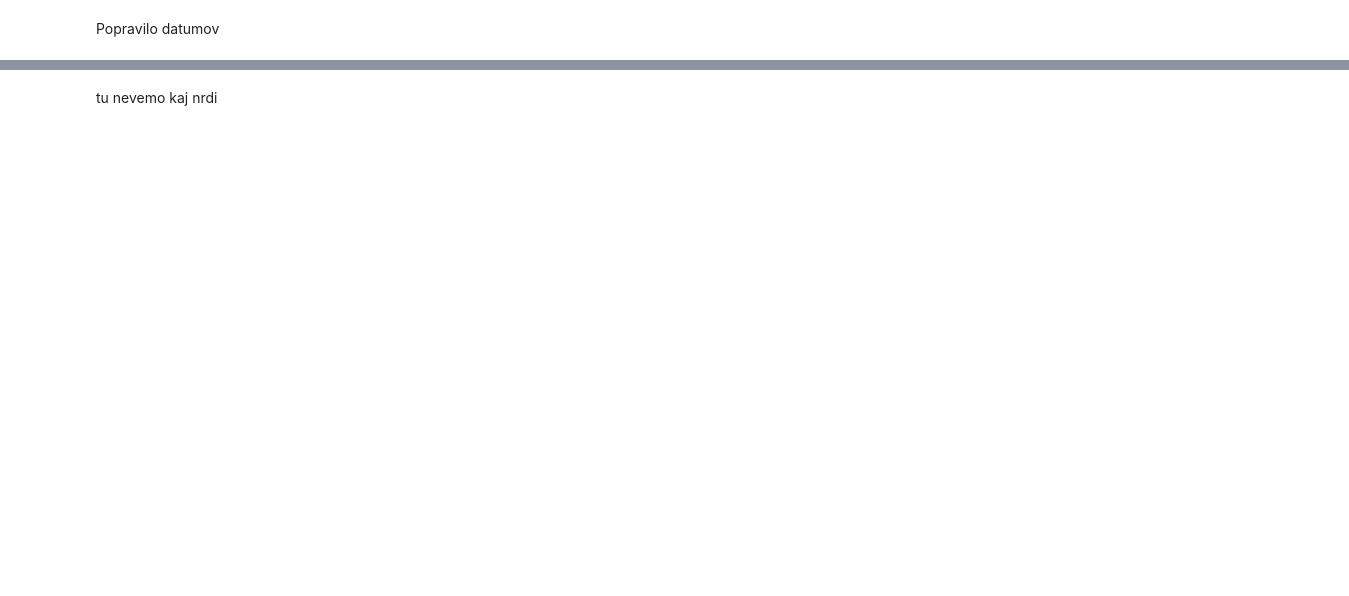
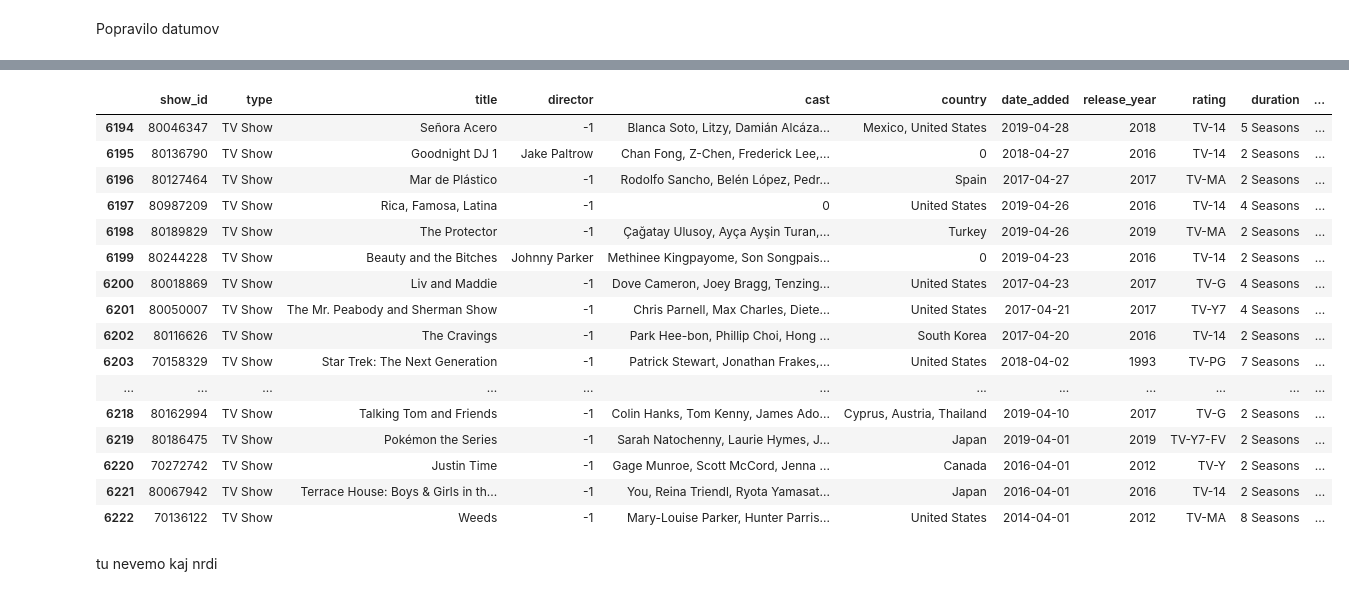
Before and after one commit to AshesOfPhoenix/PR19KKZDBMPBPGS, a Jupyter notebook: priprava_podatkov.ipynb, the cells around one changed output, grey strips where cells are left out. Cells and saved outputs as stored; diff of their text form; code cells hidden in the pictures; blank space fills up the shorter version.

Commit message:
Datetime fixed

```diff
--- a/priprava_podatkov.ipynb
+++ b/priprava_podatkov.ipynb
@@ -84,3 +87,7 @@ for idx, naslov in enumerate(netflix1["title"]):
                 print(data)
     if i%100 == 0:
         print(i)
+# %%
+netflix1 = pd.read_csv("Netflix_all.csv")
+#netflix1['date_added'].to_csv("D:\\OneDrive\\PhenixZeroPrime\FRI\\2. Letnik 2. Semester\\Podatkovno Rudarjenje\\PR_Projektna\\PR19KZMBG\\datumi.csv", index=False)
+netflix1 = netflix1[netflix1['date_added'] != '0']
@@ -90,15 +111,34 @@ Popravilo datumov
 dic = {'January':'1', 'February':'2', 'March':'3', 'April':'4', 'May':'5', 'June':'6', 'July':'7', 'August':'8', 'September':'9', 'October':'10', 'November':'11', 'December':'12', '':'0'}
 netflix1['month_added'] = 0
 netflix1['year_added'] = 0
+#September 9, 2019
 for index, row in netflix1.iterrows():
     if(row['date_added'] != "0"):
-        monthDay_year = row['date_added'].split(", ")
-        day_month = monthDay_year[0].split(" ")
-        if(len(day_month) > 2):
-            netflix1.loc[index, "date_added"] = "%s-%s-%s" % (day_month[2], dic[day_month[1]],                                  monthDay_year[1])
-            netflix1.loc[index, "month_added"]= dic[day_month[1]]
+        monthDay_year = row['date_added'].split(", ") #[September 9, 2019]
+        month_day = monthDay_year[0].split(" ") #[September, 9]
+
+        if(len(month_day) == 2): #Če je split enak: month_day == [September, 9]
+            netflix1.loc[index, "date_added"] = "%s/%s/%s" % (dic[month_day[0]], month_day[1], monthDay_year[1])
+
+            try:
+                netflix1.loc[index, 'date_added'] = pd.to_datetime(netflix1.loc[index, 'date_added'], format="%m/%d/%Y")
+            except (TypeError, ValueError) as e:
+                print(netflix1.loc[index, 'date_added'])
+
+            netflix1.loc[index, "month_added"]= dic[month_day[0]]
             netflix1.loc[index, "year_added"]= monthDay_year[1]
-        else:
-            netflix1.loc[index, "date_added"] = "%s-%s-%s" % (day_month[1], dic[day_month[0]],                                  monthDay_year[1])
-            netflix1.loc[index, "month_added"]= dic[day_month[0]]
+
+        elif(len(month_day) == 3): #Če je split napačen: month_day == ['', September, 9]
+            netflix1.loc[index, "date_added"] = "%s/%s/%s" % (dic[month_day[1]], month_day[2], monthDay_year[1])
+
+            try:
+                netflix1.loc[index, 'date_added'] = pd.to_datetime(netflix1.loc[index, 'date_added'], format="%m/%d/%Y")
+            except (TypeError, ValueError) as e:
+                print(netflix1.loc[index, 'date_added'])
+                print(month_day[1])
+
+            netflix1.loc[index, "month_added"]= month_day[1]
             netflix1.loc[index, "year_added"]= monthDay_year[1]
+# %%
+netflix1 = netflix1.astype({'year_added': 'int64'})
+netflix1['date_added']= pd.to_datetime(netflix1['date_added'])
@@ -105,3 +165,24 @@ for index, row in netflix1.iterrows():
+# %%
+
+netflix1.tail(29)
+# %% [output]
+|  | show_id | type | title | director | cast | country | date_added | release_year | rating | duration | ... |
+| 6194 | 80046347 | TV Show | Señora Acero | -1 | Blanca Soto, Litzy, Damián Alcáza... | Mexico, United States | 2019-04-28 | 2018 | TV-14 | 5 Seasons | ... |
+| 6195 | 80136790 | TV Show | Goodnight DJ 1 | Jake Paltrow | Chan Fong, Z-Chen, Frederick Lee,... | 0 | 2018-04-27 | 2016 | TV-14 | 2 Seasons | ... |
+| 6196 | 80127464 | TV Show | Mar de Plástico | -1 | Rodolfo Sancho, Belén López, Pedr... | Spain | 2017-04-27 | 2017 | TV-MA | 2 Seasons | ... |
+| 6197 | 80987209 | TV Show | Rica, Famosa, Latina | -1 | 0 | United States | 2019-04-26 | 2016 | TV-14 | 4 Seasons | ... |
+| 6198 | 80189829 | TV Show | The Protector | -1 | Çağatay Ulusoy, Ayça Ayşin Turan,... | Turkey | 2019-04-26 | 2019 | TV-MA | 2 Seasons | ... |
+| 6199 | 80244228 | TV Show | Beauty and the Bitches | Johnny Parker | Methinee Kingpayome, Son Songpais... | 0 | 2019-04-23 | 2016 | TV-14 | 2 Seasons | ... |
+| 6200 | 80018869 | TV Show | Liv and Maddie | -1 | Dove Cameron, Joey Bragg, Tenzing... | United States | 2017-04-23 | 2017 | TV-G | 4 Seasons | ... |
+| 6201 | 80050007 | TV Show | The Mr. Peabody and Sherman Show | -1 | Chris Parnell, Max Charles, Diete... | United States | 2017-04-21 | 2017 | TV-Y7 | 4 Seasons | ... |
+| 6202 | 80116626 | TV Show | The Cravings | -1 | Park Hee-bon, Phillip Choi, Hong ... | South Korea | 2017-04-20 | 2016 | TV-14 | 2 Seasons | ... |
+| 6203 | 70158329 | TV Show | Star Trek: The Next Generation | -1 | Patrick Stewart, Jonathan Frakes,... | United States | 2018-04-02 | 1993 | TV-PG | 7 Seasons | ... |
+| ... | ... | ... | ... | ... | ... | ... | ... | ... | ... | ... | ... |
+| 6218 | 80162994 | TV Show | Talking Tom and Friends | -1 | Colin Hanks, Tom Kenny, James Ado... | Cyprus, Austria, Thailand | 2019-04-10 | 2017 | TV-G | 2 Seasons | ... |
+| 6219 | 80186475 | TV Show | Pokémon the Series | -1 | Sarah Natochenny, Laurie Hymes, J... | Japan | 2019-04-01 | 2019 | TV-Y7-FV | 2 Seasons | ... |
+| 6220 | 70272742 | TV Show | Justin Time | -1 | Gage Munroe, Scott McCord, Jenna ... | Canada | 2016-04-01 | 2012 | TV-Y | 2 Seasons | ... |
+| 6221 | 80067942 | TV Show | Terrace House: Boys & Girls in th... | -1 | You, Reina Triendl, Ryota Yamasat... | Japan | 2016-04-01 | 2016 | TV-14 | 2 Seasons | ... |
+| 6222 | 70136122 | TV Show | Weeds | -1 | Mary-Louise Parker, Hunter Parris... | United States | 2014-04-01 | 2012 | TV-MA | 8 Seasons | ... |
 # %% [markdown]
 tu nevemo kaj nrdi
 # %%
```
Also changed, not shown: parts of 7 cells of this notebook, 1 other file.
